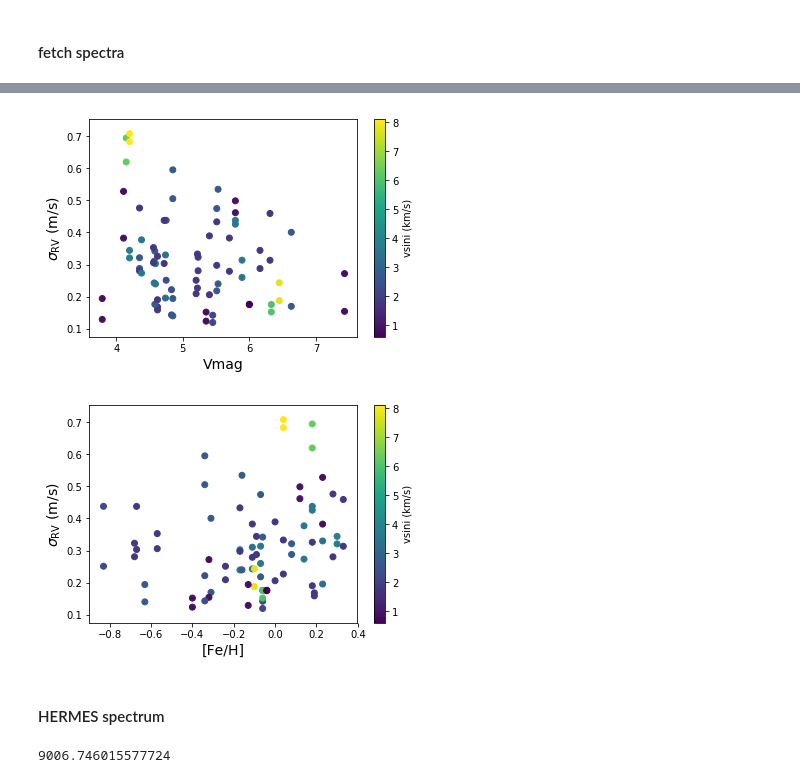
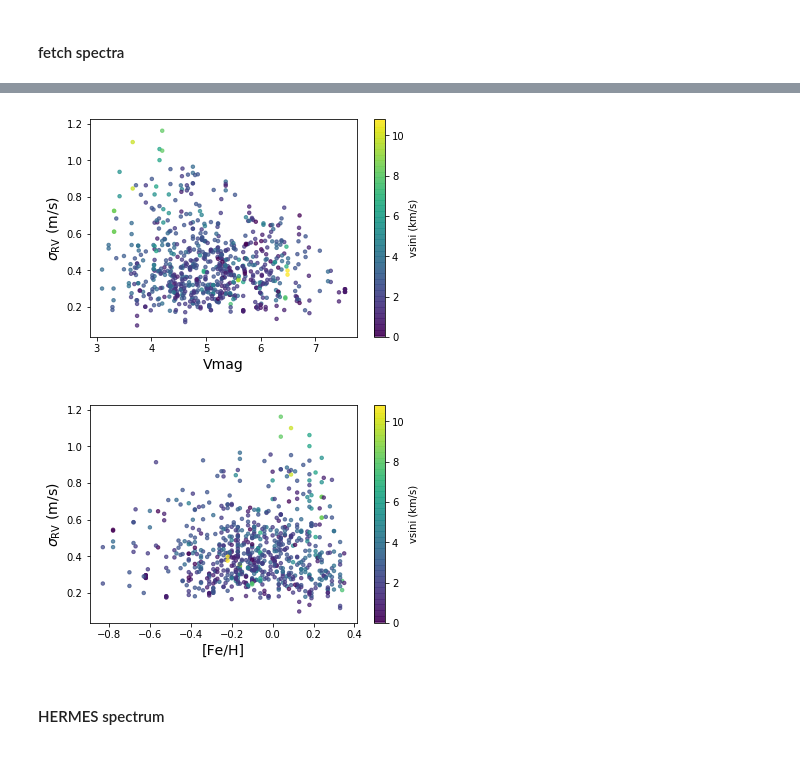
Before and after one commit to megbedell/thethethe, a Jupyter notebook: rv-info-content.ipynb, the cells around one changed output, grey strips where cells are left out. Drawn from its saved outputs; the diff is of its cells as text; code cells hidden in the pictures.

Commit message:
way more stars

```diff
--- a/rv-info-content.ipynb
+++ b/rv-info-content.ipynb
@@ -95,9 +84,16 @@ print("{0} stars of {1} found in DACE.".format(int(len(err_rvs)/2), len(stars)))
+# %%
+t.add_column(Column(name='precision1', data=np.zeros(len(t))+np.nan))
+t.add_column(Column(name='precision2', data=np.zeros(len(t))+np.nan))
 # %%
 vmags = []
 fehs = []
 vsinis = []
-for target in targets:
-    vmags.append(t[t['Star'] == target]['VMAG'])
-    fehs.append(t[t['Star'] == target]['__Fe_H_'])
-    vsinis.append(t[t['Star'] == target]['vsini'])
+for target,err in zip(targets,err_rvs):
+    vmags.append(t[t['Star'] == target]['VMAG'][0])
+    fehs.append(t[t['Star'] == target]['__Fe_H_'][0])
+    vsinis.append(t[t['Star'] == target]['vsini'][0])
+    if np.isfinite(t[t['Star'] == target]['precision1'][0]):
+        t['precision2'][t['Star'] == target] = err
+    else:
+        t['precision1'][t['Star'] == target] = err
 # %%
@@ -110,14 +114,14 @@ plt.colorbar(label='Vmag');
 # %%
-plt.scatter(vmags, err_rvs, c=vsinis)
+plt.scatter(vmags, err_rvs, c=vsinis, alpha=0.7, s=12)
 plt.ylabel(r'$\sigma_{\mathrm{RV}}$ (m/s)', fontsize=14)
 plt.xlabel('Vmag', fontsize=14)
 plt.colorbar(label='vsini (km/s)');
 # %% [output]
-[figure, old version]
+[figure, new version]
 # %%
-plt.scatter(fehs, err_rvs, c=vsinis)
+plt.scatter(fehs, err_rvs, c=vsinis, alpha=0.7, s=12)
 plt.ylabel(r'$\sigma_{\mathrm{RV}}$ (m/s)', fontsize=14)
 plt.xlabel('[Fe/H]', fontsize=14)
 plt.colorbar(label='vsini (km/s)');
 # %% [output]
-[figure, old version]
+[figure, new version]
@@ -132,4 +132,0 @@ wave = np.exp(logwave)
-# %%
-wave[-1]
-# %% [output]
-9006.746015577724
```
Also changed, not shown: parts of 13 cells of this notebook, 2 other files.
